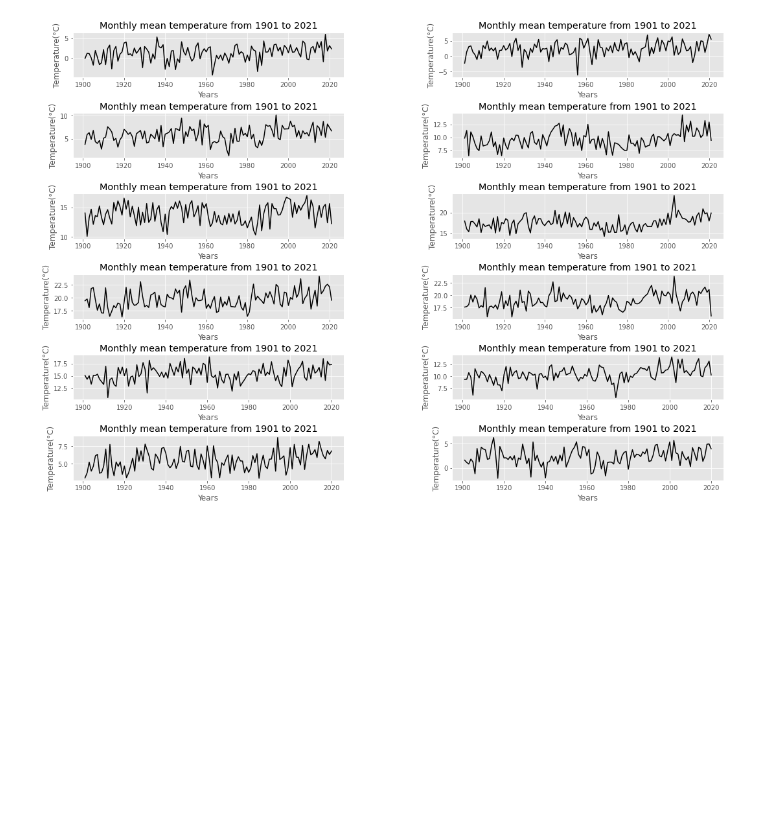
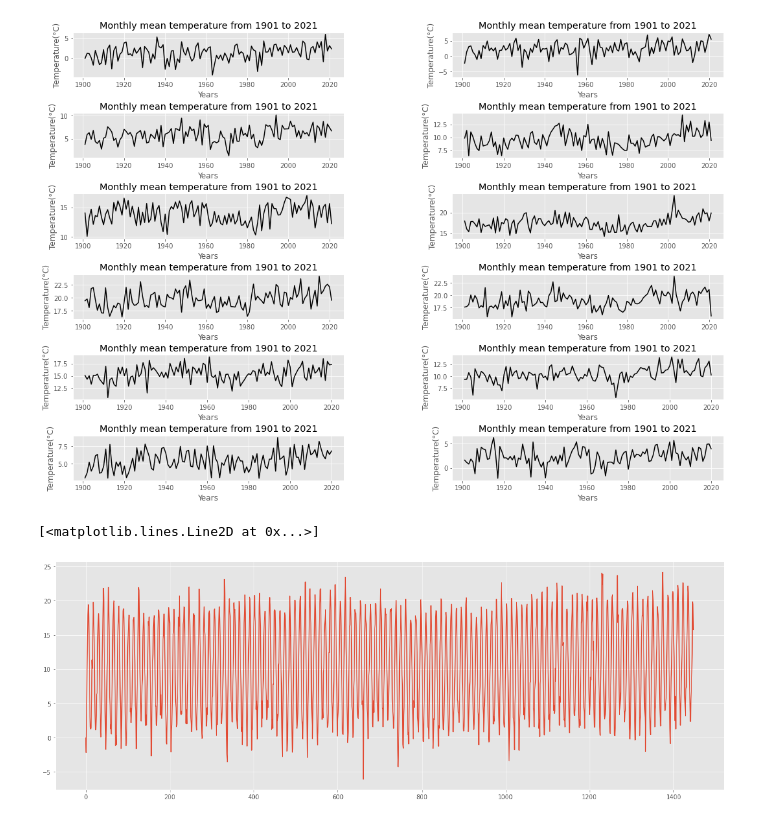
Before and after one commit to LucaNyckees/SCV_project1, a Jupyter notebook: notebooks/Monthly_TimeSerie.ipynb, the cells around one changed output. Saved outputs shown, nothing was run; the diff lists cells and outputs as text; code cells hidden in the pictures; blank space fills up the shorter version.

```diff
--- a/notebooks/Monthly_TimeSerie.ipynb
+++ b/notebooks/Monthly_TimeSerie.ipynb
@@ -68,3 +68,9 @@ plt.savefig("figure/Monthly_mean_median_std.png", dpi=300, bbox_inches='tight')
 #plt.close(fig)
 # %% [output]
 [figure]
+# %%
+plt.figure(figsize = (20,7))
+plt.plot(data_M.Mean)
+# %% [output]
+[<matplotlib.lines.Line2D at 0x...>]
+[figure, added]
```
Also changed, not shown: 15 other files.
